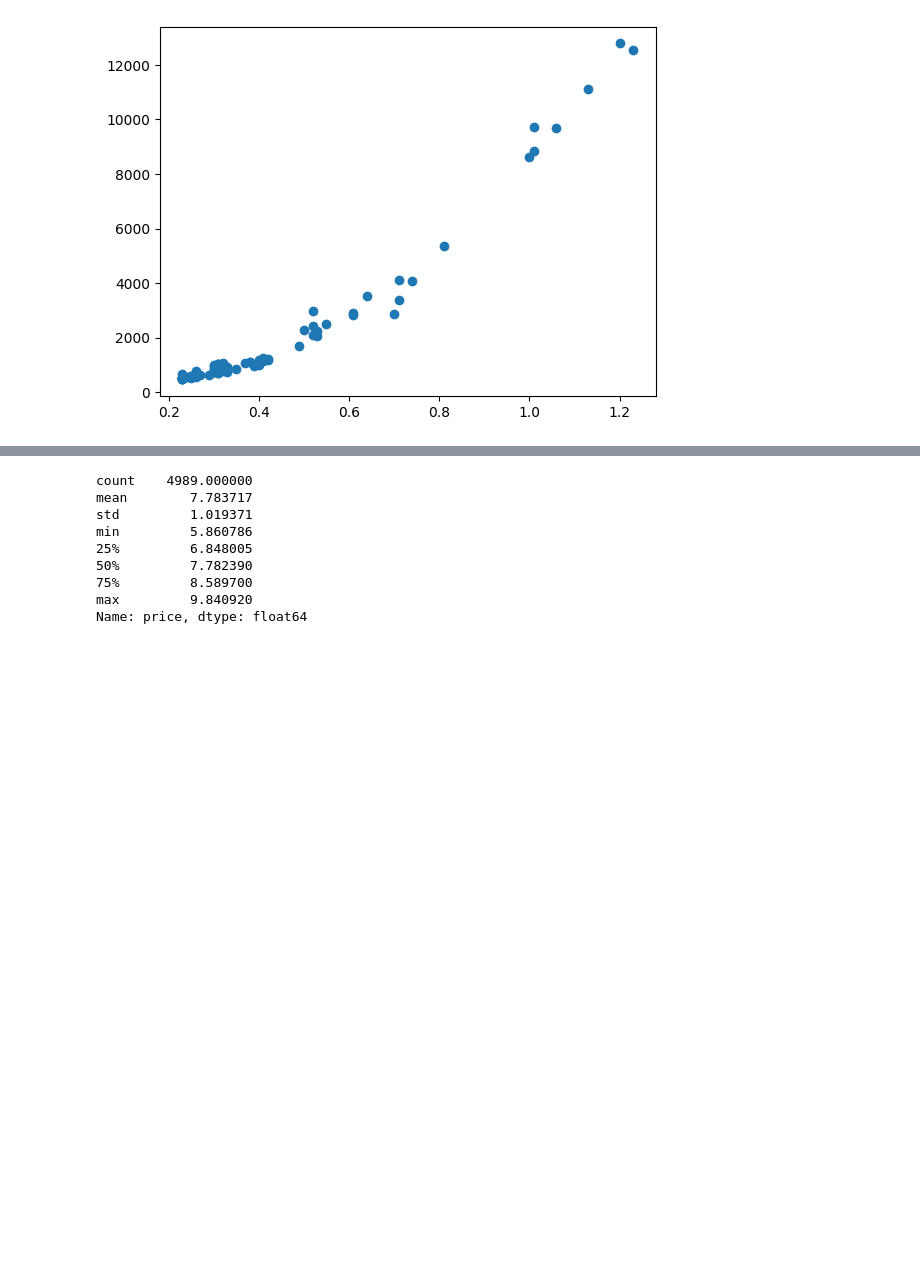
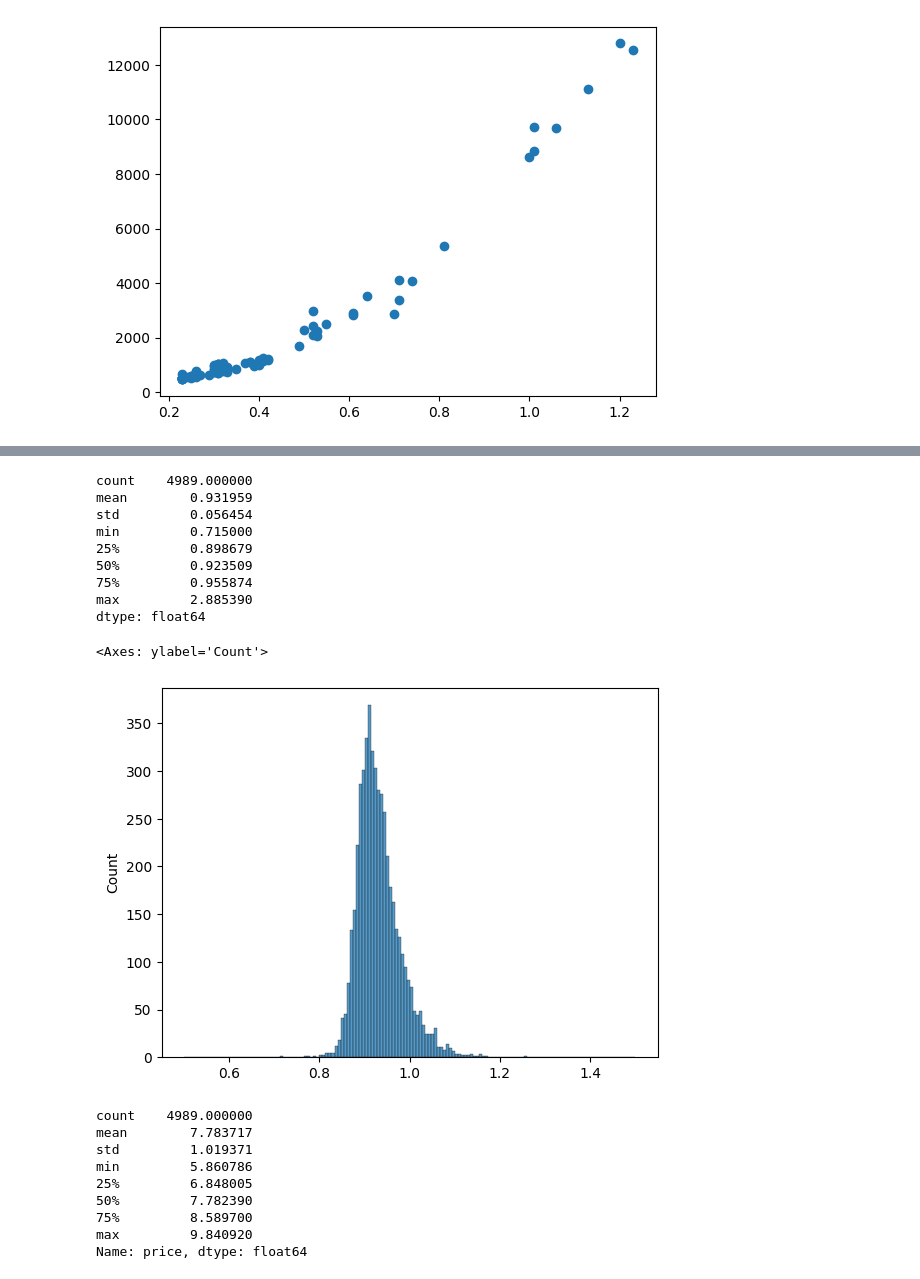
Before and after one commit to matiasleoni/diamonds-assignment, a Jupyter notebook: challenge1/main.ipynb, the cells around one changed output, grey strips where cells are left out. Cells and saved outputs as stored; diff of their text form; code cells hidden in the pictures; blank space fills up the shorter version.

```diff
--- a/challenge1/main.ipynb
+++ b/challenge1/main.ipynb
@@ -201,3 +219,19 @@ sns.histplot(X)
+# %%
+X = data2['table']/((data2['z']*200)/(data2['x']+data2['y']))
+print(X.describe())
+sns.histplot(X,binrange=(0.5,1.5))
+# %% [output]
+count    4989.000000
+mean        0.931959
+std         0.056454
+min         0.715000
+25%         0.898679
+50%         0.923509
+75%         0.955874
+max         2.885390
+dtype: float64
+<Axes: ylabel='Count'>
+[figure, added]
 # %%
 Y = np.log(data2['price'])
 Y.describe()
```
Also changed, not shown: parts of 23 cells of this notebook, 1 other file.
